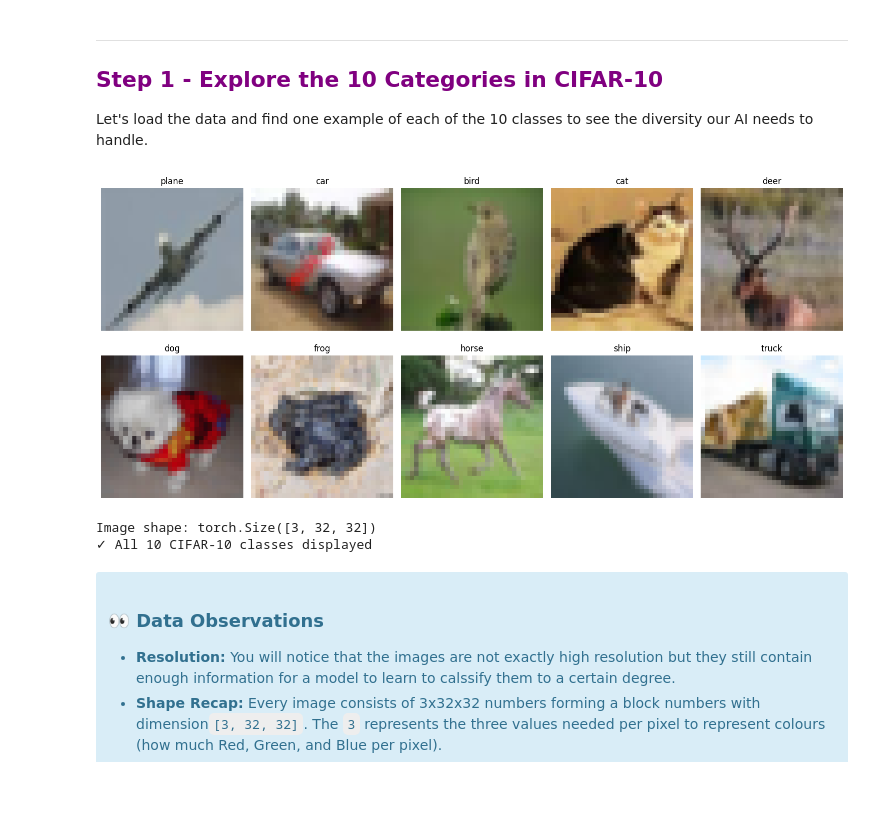
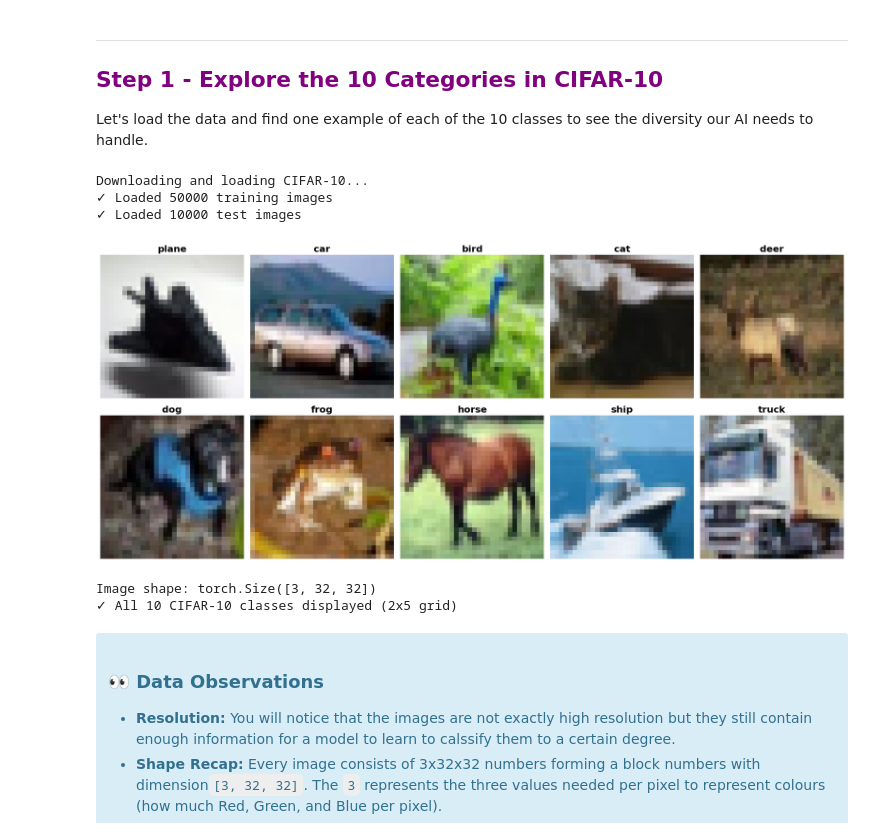
Before and after one commit to nathanhigginbotham/UCL-CDT-AICourse, a Jupyter notebook: B10_image_classification.ipynb, the cells around one changed output. Cells and saved outputs as stored; diff of their text form; code cells hidden in the pictures; blank space fills up the shorter version.

```diff
--- a/B10_image_classification.ipynb
+++ b/B10_image_classification.ipynb
@@ -154,40 +172,67 @@ By comparing these two approaches on the same CIFAR-10 data, we will see first-h
 
 Let's load the data and find one example of each of the 10 classes to see the diversity our AI needs to handle.
 # %%
-# Labels for CIFAR-10 categories
+transform = transforms.Compose([
+    transforms.ToTensor(),
+    transforms.Normalize((0.5, 0.5, 0.5), (0.5, 0.5, 0.5))
+])
+
+print("Downloading and loading CIFAR-10...")
+
+# Load Training Set
+trainset = torchvision.datasets.CIFAR10(root='./data', train=True,
+                                        download=True, transform=transform)
+
+# Load Testing Set
+testset = torchvision.datasets.CIFAR10(root='./data', train=False,
+                                       download=True, transform=transform)
+
 classes = ('plane', 'car', 'bird', 'cat', 'deer', 'dog', 'frog', 'horse', 'ship', 'truck')
 
-# Load the CIFAR-10 dataset
-transform = transforms.Compose([transforms.ToTensor()])
-trainset = torchvision.datasets.CIFAR10(root='./data', train=True, download=True, transform=transform)
-trainloader = torch.utils.data.DataLoader(trainset, batch_size=1, shuffle=True)
+print(f"✓ Loaded {len(trainset)} training images")
+print(f"✓ Loaded {len(testset)} test images\n")
 
-# Find one example for each class
-examples = {}
-for images, labels in trainloader:
-    label = labels.item()
-    if label not in examples:
-        examples[label] = images[0]
-    if len(examples) == 10:
+import matplotlib.pyplot as plt
+import numpy as np
+
+# Get one image of each class
+examples = []
+example_labels = []
+found_classes = set()
+
+for img, label in trainset:
+    if label not in found_classes:
+        examples.append(img)
+        example_labels.append(label)
+        found_classes.add(label)
+    if len(found_classes) == 10:
         break
 
-# Plot one example for each class
-fig, axes = plt.subplots(2, 5, figsize=(15, 7))
+# Plot the images in a 2x5 grid
+fig, axes = plt.subplots(2, 5, figsize=(18, 8))
 for i in range(10):
+    idx = example_labels.index(i)
+    # Get current axis
     ax = axes[i // 5, i % 5]
-    img = examples[i].permute(1, 2, 0) # Rearranging channels for plotting
+
+    img = examples[idx].numpy().transpose((1, 2, 0)) # [C,H,W] -> [H,W,C]
+    img = img * 0.5 + 0.5     # unnormalize
     ax.imshow(img)
-    ax.set_title(f"{classes[i]}")
+    ax.set_title(classes[i], fontsize=16, fontweight='bold')
     ax.axis('off')
+
 plt.tight_layout()
 plt.show()
 
 print(f"Image shape: {examples[0].shape}")
-print("✓ All 10 CIFAR-10 classes displayed")
+print("✓ All 10 CIFAR-10 classes displayed (2x5 grid)")
 # %% [output]
+Downloading and loading CIFAR-10...
+✓ Loaded 50000 training images
+✓ Loaded 10000 test images
-[figure, old version]
+[figure, new version]
-Image shape: torch.Size([3, 32, 32])
-✓ All 10 CIFAR-10 classes displayed
+Image shape: torch.Size([3, 32, 32])
+✓ All 10 CIFAR-10 classes displayed (2x5 grid)
 # %% [markdown]
 <div class="alert alert-info">
 
```
Also changed, not shown: parts of 14 cells of this notebook, 1 other file.
